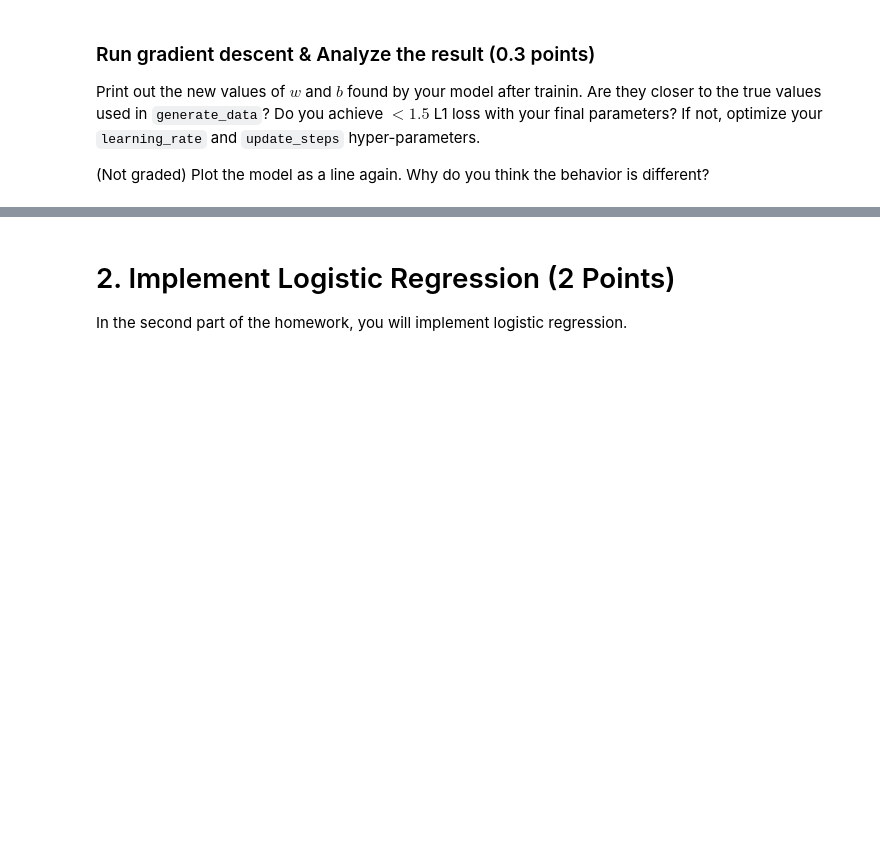
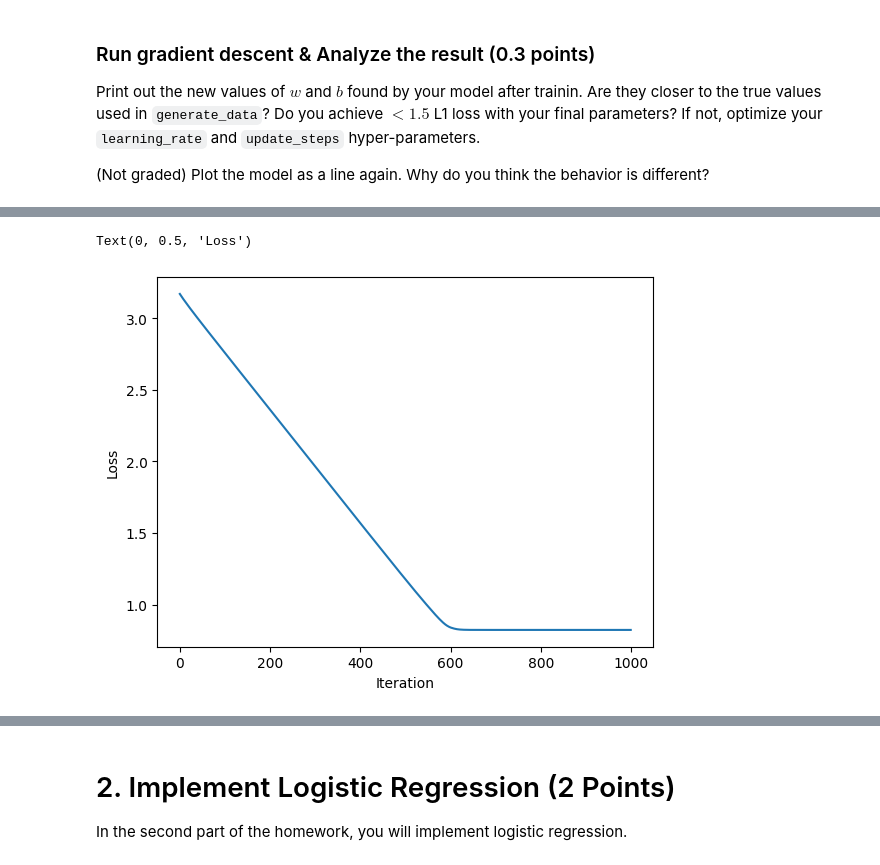
Before and after one commit to WithComment/assignments, a Jupyter notebook: Fall25_HW1_Regression.ipynb, the cells around one changed output, grey strips where cells are left out. Cells and saved outputs as stored; diff of their text form; code cells hidden in the pictures; blank space fills up the shorter version.

```diff
--- a/Fall25_HW1_Regression.ipynb
+++ b/Fall25_HW1_Regression.ipynb
@@ -211,7 +226,7 @@ def robust_lr_model(weight: float, bias: float, inputs: np.array) -> np.array:
     ## TODO: Implement linear model: y = weight * x + bias (Eq. 1)
     ## Hint: linear regression model
     ## Your Code, 0.05 points
-    res = ...
+    res = weight * inputs + bias
     ##########################################
     return res
 
@@ -219,7 +234,7 @@ def robust_lr_loss(weight: float, bias: float, inputs: np.array, targets: np.arr
     ##########################################
     ## TODO: Implement L1 loss
     ## Your Code, 0.2 points
-    res = ...
+    res = np.mean(np.abs(targets - robust_lr_model(weight, bias, inputs)))
     ##########################################
     return res
 
@@ -228,7 +243,11 @@ def robust_lr_dloss_dmodel(weight: float, bias: float, inputs: np.array, targets
     ## TODO: Implement the derivative of the L1 loss function
     ## with respect to the model output
     ## Your Code, 0.2 points
-    res = ...
+    res = np.zeros_like(targets)
+    y_hat = robust_lr_model(weight, bias, inputs)
+    res[y_hat > targets] = 1
+    res[y_hat < targets] = -1
+    res /= res.shape[0]
     ##########################################
     return res
 
@@ -238,7 +257,7 @@ def robust_lr_weight_update(weight: float, bias: float, inputs: np.array, target
     ## We will use this function to update the weights in `train_robust_linear_regression` function (see below):
     # new_weight = weight - learning_rate*robust_lr_weight_update(weight, bias, inputs, targets)
     ## Your Code, 0.15 points
-    res = ...
+    res = inputs @ robust_lr_dloss_dmodel(weight, bias, inputs, targets)
     ##########################################
     return res
 
@@ -248,7 +267,7 @@ def robust_lr_bias_update(weight: float, bias: float, inputs: np.array, targets:
     ## We will use this function to update the biases in `train_robust_linear_regression` function (see below):
     # new_bias = bias - learning_rate*robust_lr_bias_update(weight, bias, inputs, targets)
     ## Your Code, 0.1 points
-    res = ...
+    res = np.sum(robust_lr_dloss_dmodel(weight, bias, inputs, targets))
     ##########################################
     return res
 
@@ -272,8 +291,9 @@ Print out the new values of $w$ and $b$ found by your model after trainin. Are t
 ## TODO: make sure to play around with different learning_rate and update_steps combinations
 ## so that your model achieves <1.5 L1 loss
 ## Make sure to update the parameters
-robust_lr_learning_rate = 0.001
-robust_lr_update_steps = 100
+robust_lr_learning_rate = 0.1
+robust_lr_update_steps = 1000
+
 ##########################################
 
 robust_lr_new_weight, robust_lr_new_bias, robust_lr_losses = train_robust_linear_regression(inputs, targets, weight, bias, robust_lr_learning_rate, robust_lr_update_steps)
@@ -282,3 +302,4 @@ print(f"Final loss: {robust_lr_loss(robust_lr_new_weight, robust_lr_new_bias, in
 plt.plot(robust_lr_losses)
 plt.xlabel("Iteration")
 plt.ylabel("Loss")
+# %% [output]
@@ -285,3 +308,5 @@ plt.ylabel("Loss")
+Text(0, 0.5, 'Loss')
+[figure, added]
 # %%
 def plot_robust_lr_model_prediction(x, y):
   fig, ax = plt.subplots(figsize=(4, 2))
```
Also changed, not shown: parts of 11 cells of this notebook.
